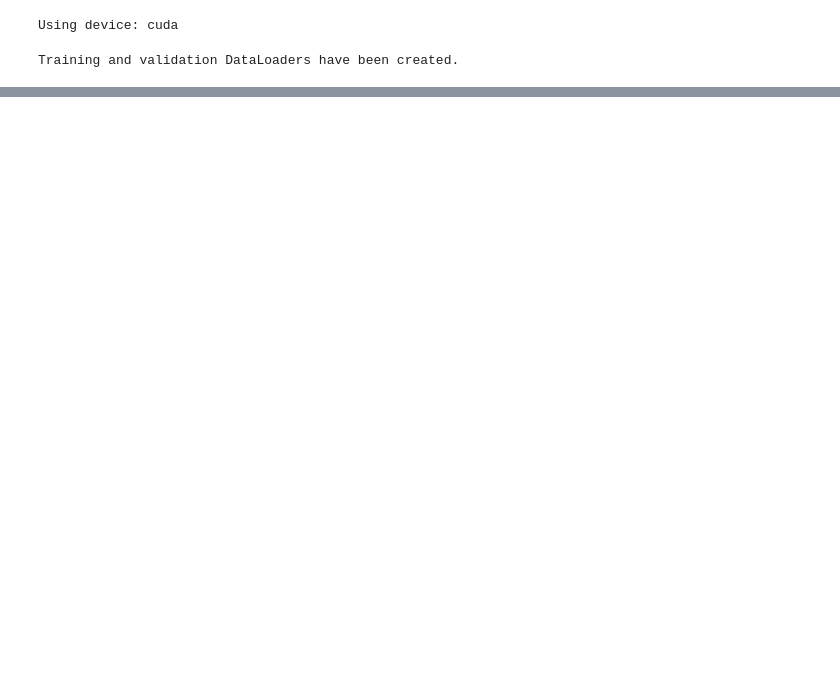
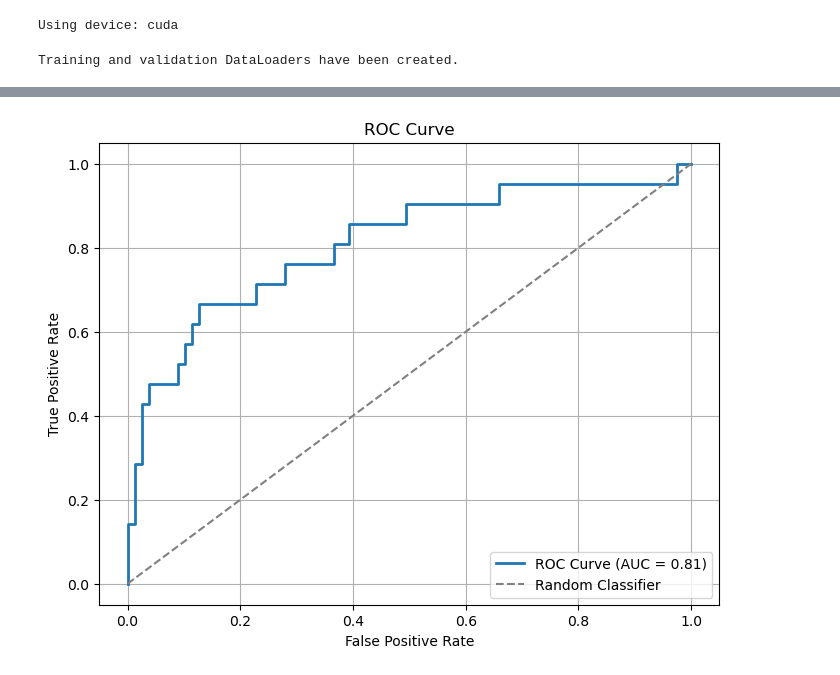
Before and after one commit to loloopes/churn_prediction, a Jupyter notebook: deep_learning_classification.ipynb, the cells around one changed output, grey strips where cells are left out. Drawn from its saved outputs; the diff is of its cells as text; code cells hidden in the pictures; blank space fills up the shorter version.

Commit message:
add roc_curve to models

```diff
--- a/deep_learning_classification.ipynb
+++ b/deep_learning_classification.ipynb
@@ -288,3 +288,20 @@ Precision-Recall AUC: 0.6611
+# %%
+# Calculate ROC curve and AUC
+fpr, tpr, thresholds = roc_curve(y_test_tensor.cpu().numpy(), y_test_pred_probs.cpu().numpy())
+roc_auc = roc_auc_score(y_test_tensor.cpu().numpy(), y_test_pred_probs.cpu().numpy())
+# %%
+# Plot ROC curve
+plt.figure(figsize=(8, 6))
+plt.plot(fpr, tpr, label=f'ROC Curve (AUC = {roc_auc:.2f})', linewidth=2)
+plt.plot([0, 1], [0, 1], linestyle='--', color='gray', label='Random Classifier')
+plt.title('ROC Curve')
+plt.xlabel('False Positive Rate')
+plt.ylabel('True Positive Rate')
+plt.legend(loc='lower right')
+plt.grid()
+plt.show()
+# %% [output]
+[figure, added]
 # %%
 # Plot training and validation metrics
 plt.figure(figsize=(14, 5))
```
Also changed, not shown: parts of 10 cells of this notebook, 2 other files.
